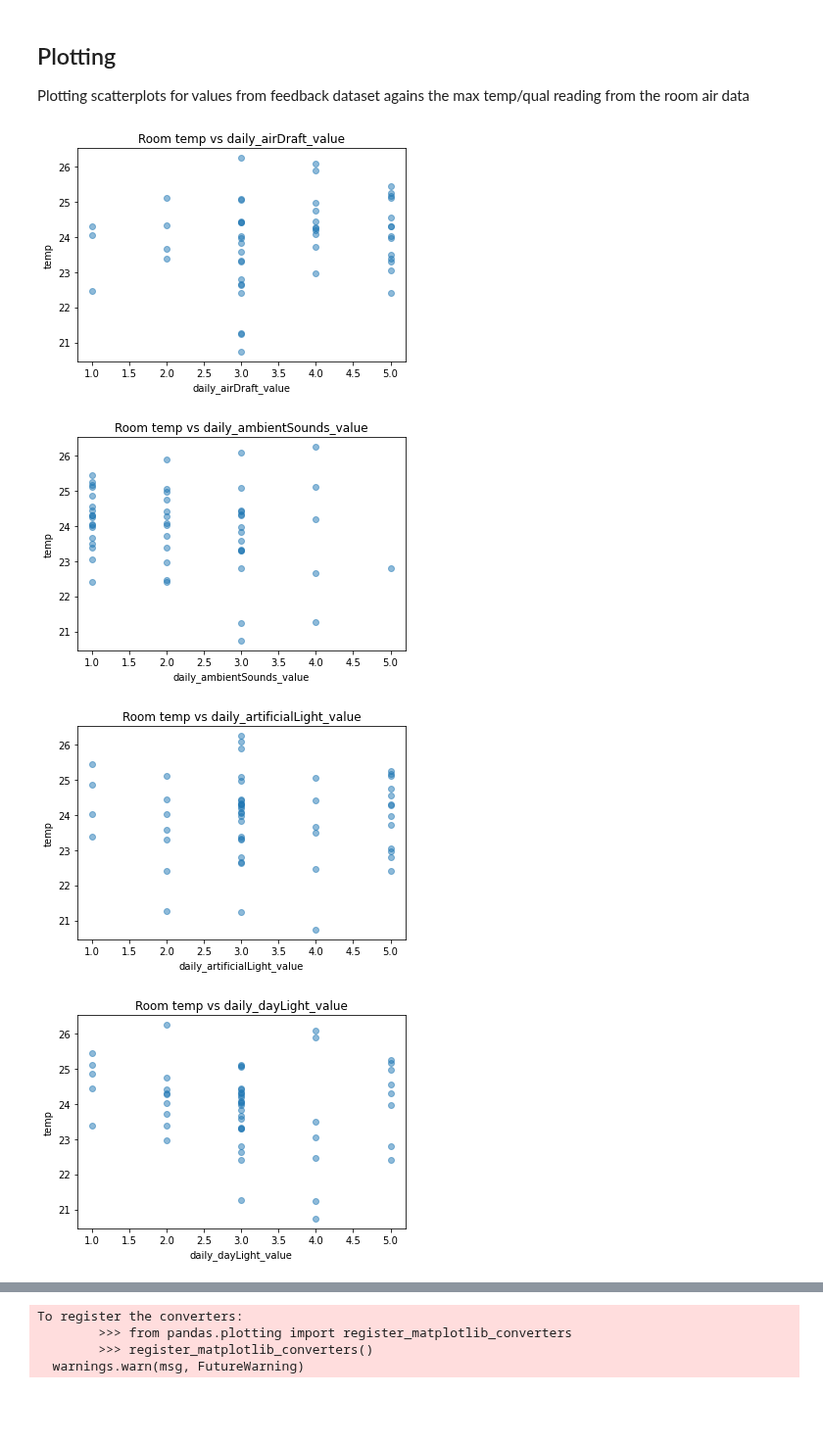
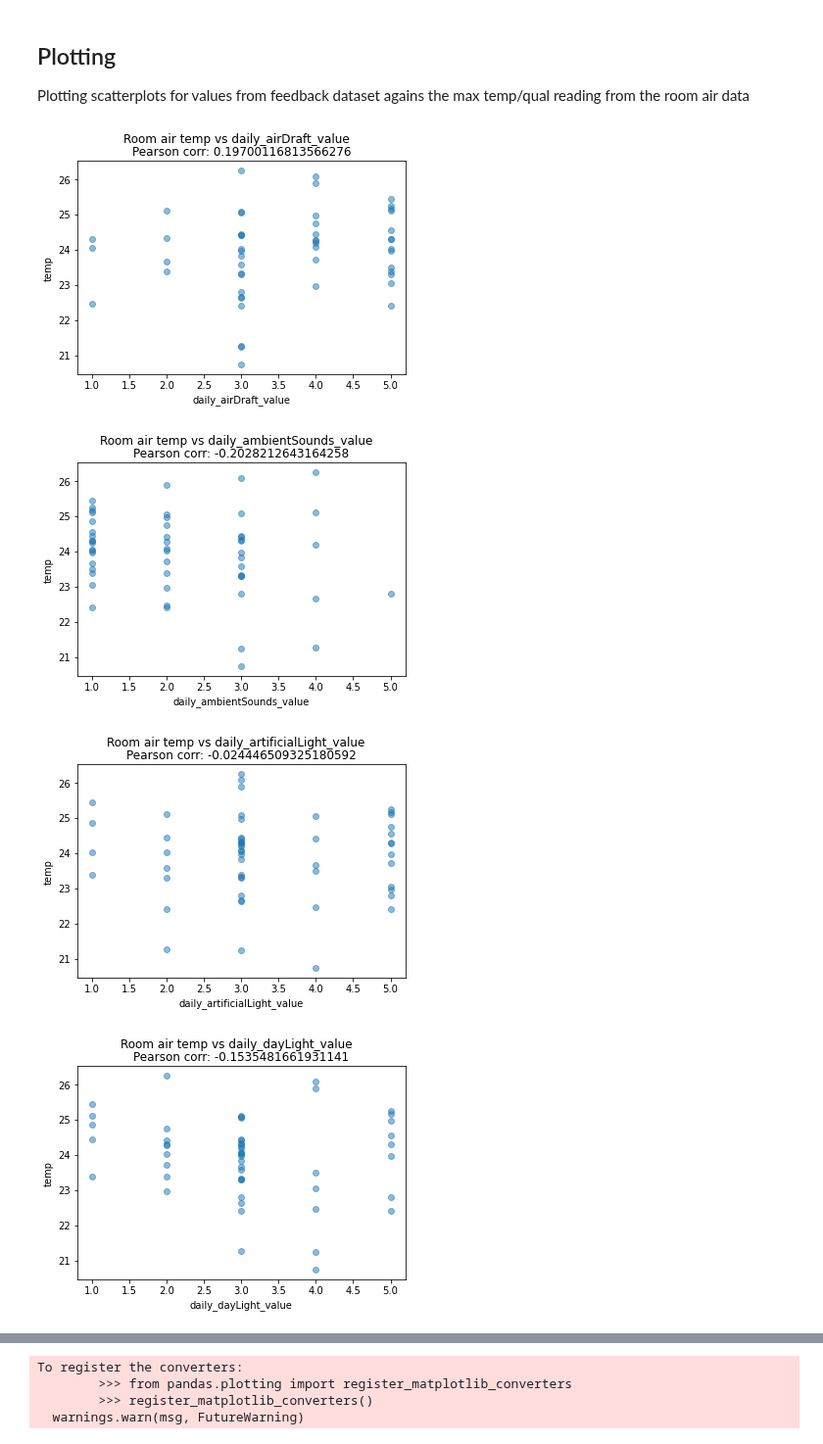
Before and after one commit to tug-cps/SchoolFeedback, a Jupyter notebook: notebooks/trends_data.ipynb, the cells around one changed output, grey strips where cells are left out. Shown at 98% size. Saved outputs shown, nothing was run; the diff lists cells and outputs as text; code cells hidden in the pictures; blank space fills up the shorter version.

Commit message:
added correlation to plots against temp and qual

```diff
--- a/notebooks/trends_data.ipynb
+++ b/notebooks/trends_data.ipynb
@@ -134,27 +136,33 @@ def get_max_in_past_hour(time,room,type='temp'):
 # %%
 for type in ['temp','qual']:
 
     #for each feedback type
     for dataframe in [daily_airDraft_df,daily_ambientSounds_df,daily_artificialLight_df,daily_dayLight_df,daily_smell_df,daily_studentsAdherence_df,daily_studentsFocused_df,daily_studentsIrritated_df,daily_studentsMotivated_df,hourly_airQuality_df,hourly_humidity_df,hourly_indoorClimate_df,hourly_temperature_df]:
         #print(dataframe.columns)
         x = dataframe[dataframe.columns[1]] #feedback value
         y = []
 
         for time, room in zip(dataframe[dataframe.columns[0]],dataframe[dataframe.columns[2]]): #0=timestamp, 2=roomName
             #max getting room air temp/qual for that room in the past hour
             y.append(get_max_in_past_hour(time,room,type))
 
+
+
         plt.figure()
         plt.scatter(x, y, alpha=0.5)
 
-        plt.title("Room "+type + " vs " + dataframe.columns[1])
+        plt.suptitle("Room air "+type + " vs " + dataframe.columns[1])
+
+        #dropping nan values and calculating correlation between x and y
+        plt.title("Pearson corr: "+str(pd.DataFrame({"x":x, 'y':y}).dropna().corr(method='pearson')['x']['y']))
+
         plt.xlabel(dataframe.columns[1])
         plt.ylabel(type)
 
         plt.savefig("../plots/room_air_"+type+"/"+dataframe.columns[1]+".png")
         plt.show()
 # %% [output]
-[figure, old version]
+[figure, new version]
-[figure, old version]
+[figure, new version]
-[figure, old version]
+[figure, new version]
-[figure, old version]
+[figure, new version]
```
Also changed, not shown: parts of 2 cells of this notebook.
